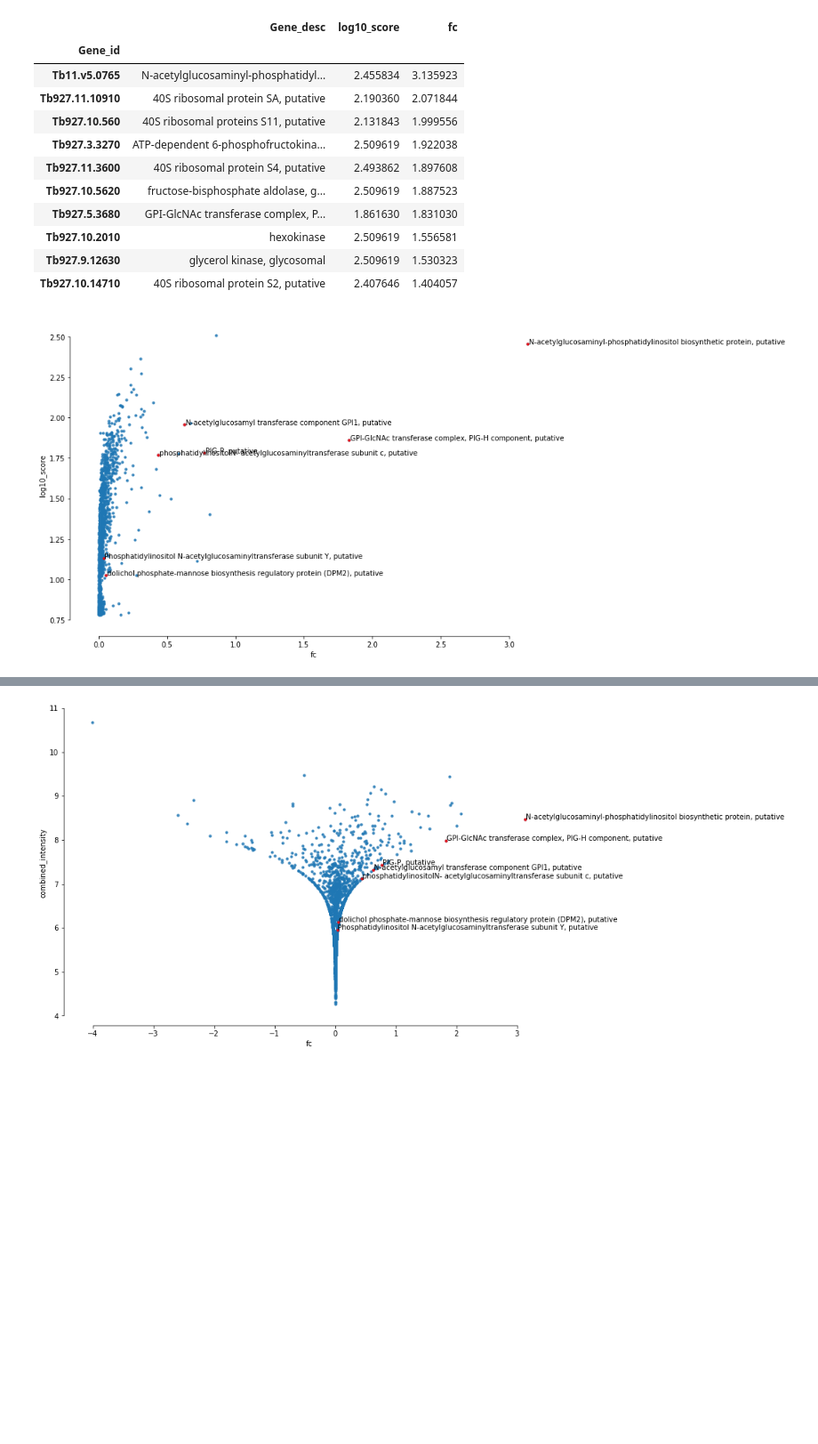
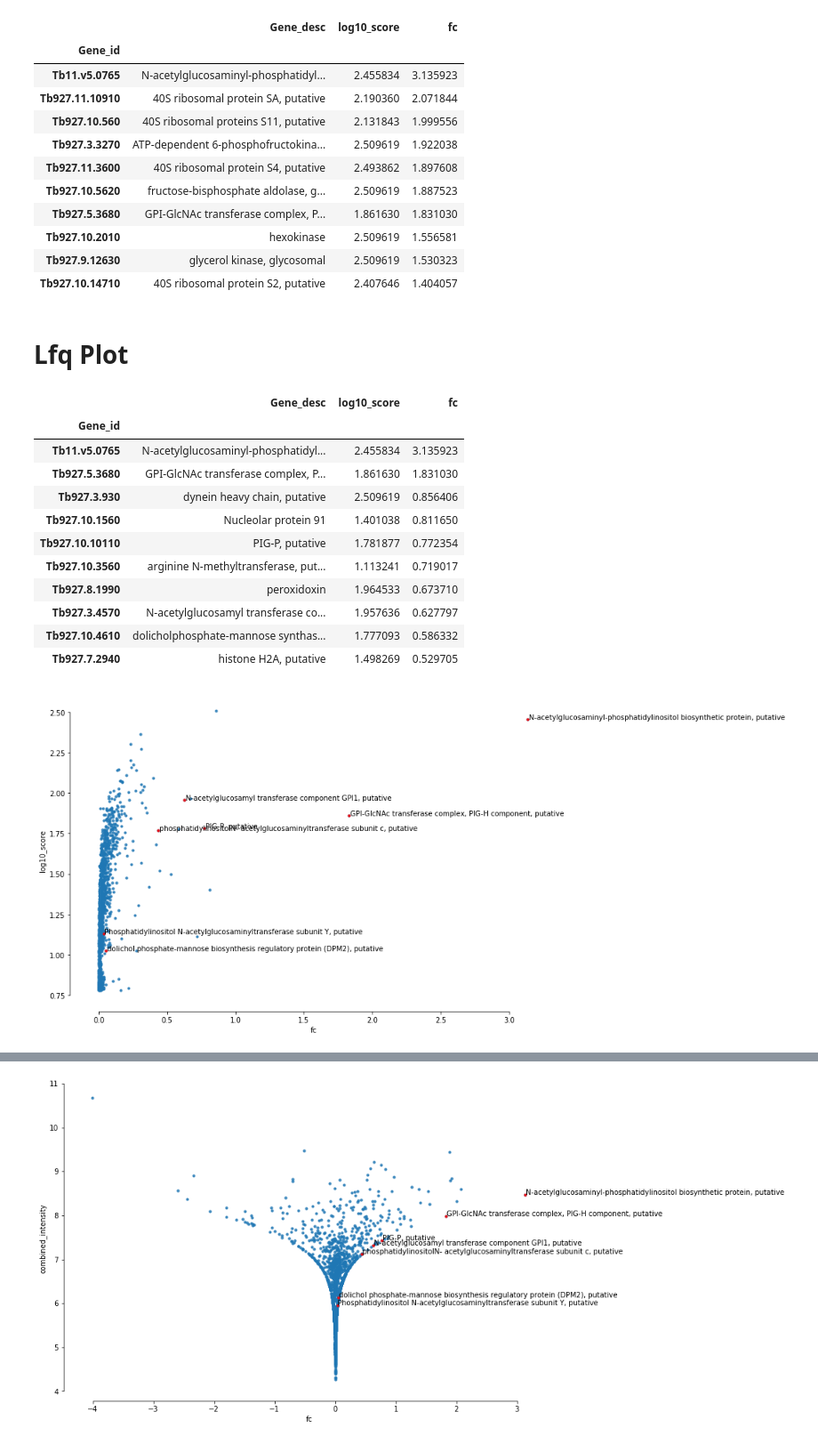
Before and after one commit to mtinti/zhe_20190318, a Jupyter notebook: txt_20190318.ipynb, the cells around one changed output, grey strips where cells are left out. Shown at 89% size. Saved outputs shown, nothing was run; the diff lists cells and outputs as text; code cells hidden in the pictures; blank space fills up the shorter version.

Commit message:
add plot title

```diff
--- a/txt_20190318.ipynb
+++ b/txt_20190318.ipynb
@@ -130,31 +130,46 @@ tot  176  entries removed
 # %%
 df['combined_intensity'] = np.log10(df['LFQ intensity 2']+df['LFQ intensity 1']+1)
 df['LFQ_2log'] = np.log10(df['LFQ intensity 2'])
+# %% [markdown]
+# Lfq Plot
 # %%
 #selection = df[df['Score']>5]
 fig,ax = plt.subplots(figsize=(12,8))
 sns.regplot(x='fc', y='log10_score',
             fit_reg=False, data = df[df['LFQ intensity 1']==0],
             ax=ax, scatter_kws={'s':10})
 sns.despine(offset=10, trim=True)
 
 
 prots_to_annotate = [
     'Tb11.v5.0765',#'Tb927.2.1780',
     'Tb927.10.6140',
     'Tb927.5.3680',
     'Tb927.10.10110',
     'Tb927.3.4570',
     'Tb927.4.780',
     'Tb927.9.6440',
     ]
 sns.regplot(x='fc', y='log10_score',
             fit_reg=False, data = df.loc[prots_to_annotate],
             ax=ax, scatter_kws={'s':10, 'color':'red'})
 
 for prot in prots_to_annotate:
     x = df.loc[[prot]]['fc']
     y= df.loc[[prot]]['log10_score']
     ax.annotate(desc_dict[prot],(x,y), xytext=(x+0.01,y))
+df[df['LFQ intensity 1']==0][['Gene_desc','log10_score','fc']].sort_values(['fc','log10_score'], ascending=False).head(10)
 # %% [output]
+|  | Gene_desc | log10_score | fc |
+| Gene_id |  |  |  |
+| Tb11.v5.0765 | N-acetylglucosaminyl-phosphatidyl... | 2.455834 | 3.135923 |
+| Tb927.5.3680 | GPI-GlcNAc transferase complex, P... | 1.861630 | 1.831030 |
+| Tb927.3.930 | dynein heavy chain, putative | 2.509619 | 0.856406 |
+| Tb927.10.1560 | Nucleolar protein 91 | 1.401038 | 0.811650 |
+| Tb927.10.10110 | PIG-P, putative | 1.781877 | 0.772354 |
+| Tb927.10.3560 | arginine N-methyltransferase, put... | 1.113241 | 0.719017 |
+| Tb927.8.1990 | peroxidoxin | 1.964533 | 0.673710 |
+| Tb927.3.4570 | N-acetylglucosamyl transferase co... | 1.957636 | 0.627797 |
+| Tb927.10.4610 | dolicholphosphate-mannose synthas... | 1.777093 | 0.586332 |
+| Tb927.7.2940 | histone H2A, putative | 1.498269 | 0.529705 |
 [figure]
```
Also changed, not shown: parts of 3 cells of this notebook.
